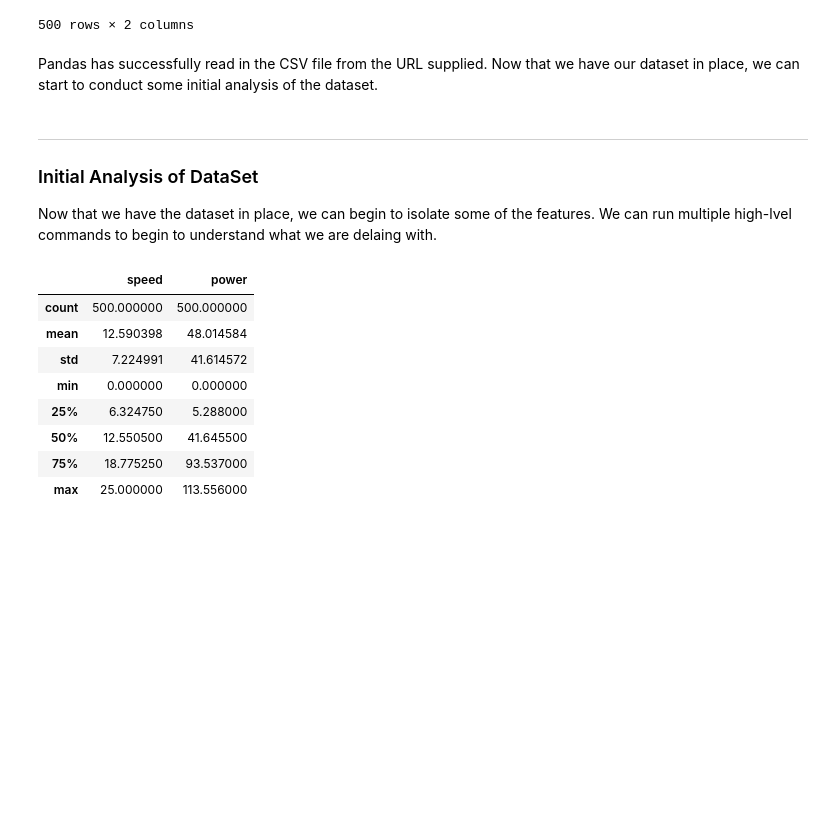
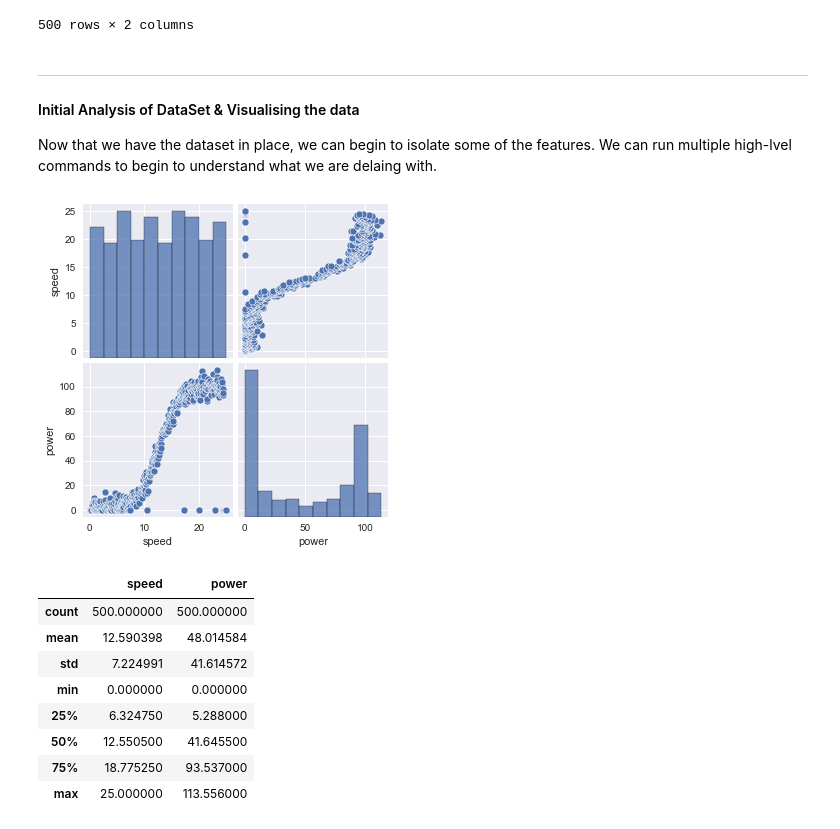
Before and after one commit to jonkavana/FODA---Project-2021, a Jupyter notebook: Fundamentals of Data Analytics Project 2020.ipynb, the cells around one changed output. Saved outputs shown, nothing was run; the diff lists cells and outputs as text; code cells hidden in the pictures; blank space fills up the shorter version.

```diff
--- a/Fundamentals of Data Analytics Project 2020.ipynb
+++ b/Fundamentals of Data Analytics Project 2020.ipynb
@@ -86,13 +101,10 @@ dfPowerProd
 | 498 | 24.950 | 0.0 |
 | 499 | 25.000 | 0.0 |
 500 rows × 2 columns
-# %% [markdown]
-Pandas has successfully read in the CSV file from the URL supplied.
-Now that we have our dataset in place, we can start to conduct some initial analysis of the dataset.
 # %% [markdown]
 ___
 
-### Initial Analysis of DataSet
+#### Initial Analysis of DataSet & Visualising the data
 
 Now that we have the dataset in place, we can begin to isolate some of the features.
 We can run multiple high-lvel commands to begin to understand what we are delaing with.
@@ -99,3 +115,7 @@ We can run multiple high-lvel commands to begin to understand what we are delain
+# %%
+sns.pairplot(dfPowerProd);
+# %% [output]
+[figure, added]
 # %%
 dfPowerProd.describe()
 # %% [output]
```
Also changed, not shown: parts of 62 cells of this notebook.
